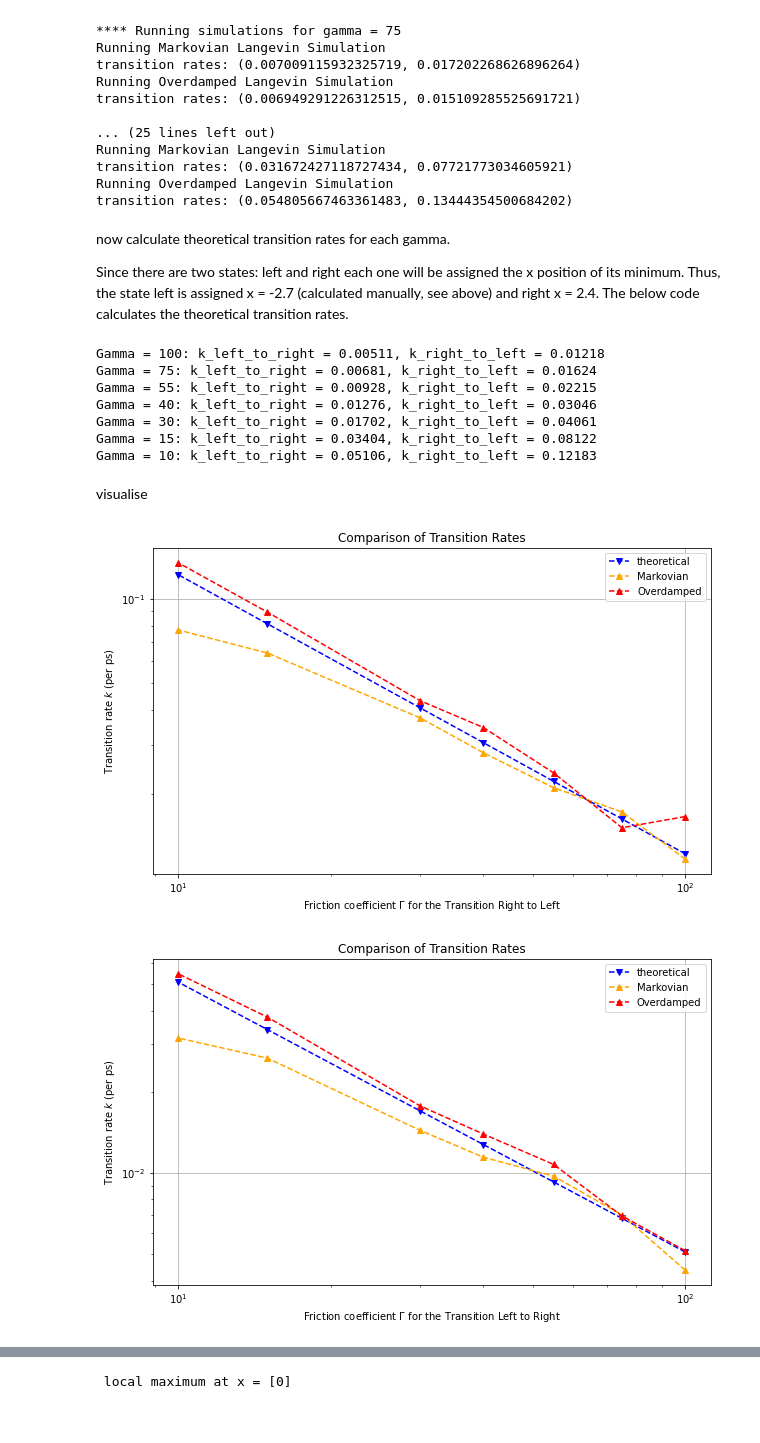
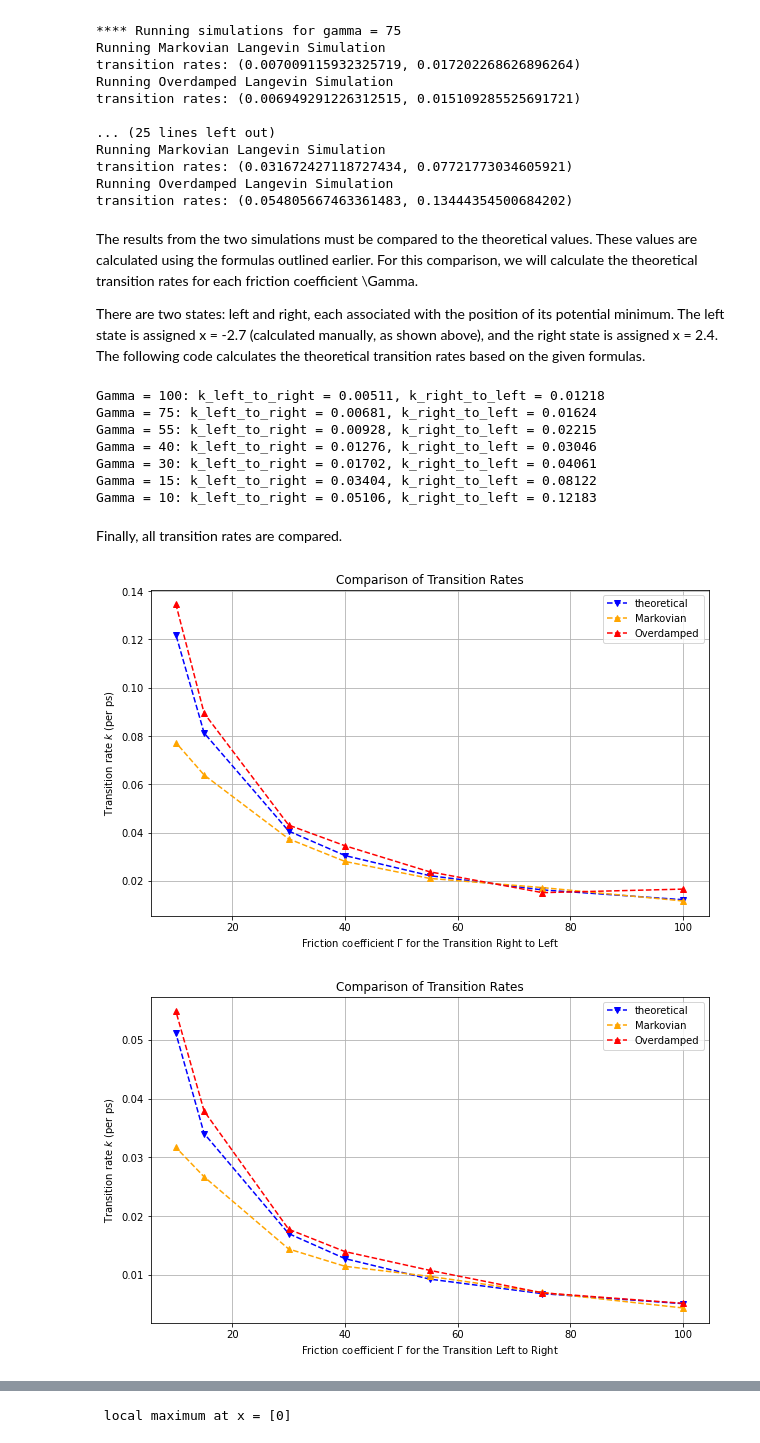
Before and after one commit to fsonak/VL_CCS, a Jupyter notebook: final_project_project_5.ipynb, the cells around one changed output, grey strips where cells are left out. Drawn from its saved outputs; the diff is of its cells as text; code cells hidden in the pictures.

```diff
--- a/final_project_project_5.ipynb
+++ b/final_project_project_5.ipynb
@@ -68,22 +87,22 @@ Next the potential is quickly visualised to aid with the understanding of the sy
 # %%
-# Define x range
-x = np.linspace(-5, 5, 500)
+# Define the x-axis range for visualization
+x = np.linspace(-5, 5, 500)  # Generate 500 points from x = -5 to x = 5
 
-# Compute U(x), dU_dx, ddU_ddx using the above definitions
-# and the given value of kB * T = 38 ps^-1
-U_values = U(x, 38)
-dU_dx_values = dU_dx(x, 38)
-ddU_ddx_values = ddU_ddx(x, 38)
+# Compute the potential function U(x) using the given k_B * T value (38 ps^-1)
+k_B_x_T = 38
+U_values = U(x, k_B_x_T)
 
-# plot using plt
+# Create the plot
 plt.figure(figsize=(8, 5))
-plt.plot(x, U_values, label=r"$U(x) = k_B T (0.28(0.25x^4 + 0.1x^3 - 3.24x^2) + 3.5)$")
+plt.plot(x, U_values, label=r"$U(x) = k_B T \left( 0.28(0.25x^4 + 0.1x^3 - 3.24x^2) + 3.5 \right)$", color="blue")
 
-plt.xlabel("x")
-plt.ylabel("U(x)")
-plt.title("Potential U(x)")
+# Add labels, title, and legend
+plt.xlabel("Position x")
+plt.ylabel("Potential Energy U(x)")
+plt.title("Visualization of the Double-Well Potential")
 plt.legend()
 plt.grid(True)
 
+# Display the plot
 plt.show()
 # %% [output]
@@ -248,13 +259,14 @@ For particles that lie between the two boarders the last visited state is assign
 # %%
 # defining the assign state function
 def assign_core_states(positions):
-    """
-    Assigns each position in the trajectory to either the 'left' or 'right' state.
-    Uses the last visited state for intermediate points (-1 < x < 1).
-    """
-    states = np.zeros(len(positions), dtype=int)  # 0 = left, 1 = right
-    current_state = 0  # Assume starting in "left" (x(0) = 0)
 
+    # Initialize the state array (0 = left, 1 = right)
+    states = np.zeros(len(positions), dtype=int)
+
+    # Assume the simulation starts in the left state (x(0) = 0)
+    current_state = 0
+
+    # Iterate through the trajectory and assign states
     for i in range(len(positions)):
         x = positions[i]
         if x < -1:
@@ -627,8 +700,8 @@ transition rates: (0.031672427118727434, 0.07721773034605921)
 Running Overdamped Langevin Simulation
 transition rates: (0.054805667463361483, 0.13444354500684202)
 # %% [markdown]
-now calculate theoretical transition rates for each gamma.
+The results from the two simulations must be compared to the theoretical values. These values are calculated using the formulas outlined earlier. For this comparison, we will calculate the theoretical transition rates for each friction coefficient \Gamma.
 
-Since there are two states: left and right each one will be assigned the x position of its minimum. Thus, the state left is assigned x = -2.7 (calculated manually, see above) and right x = 2.4. The below code calculates the theoretical transition rates.
+There are two states: left and right, each associated with the position of its potential minimum. The left state is assigned x = -2.7 (calculated manually, as shown above), and the right state is assigned x = 2.4. The following code calculates the theoretical transition rates based on the given formulas.
 # %%
 
@@ -675,43 +750,43 @@ Gamma = 30: k_left_to_right = 0.01702, k_right_to_left = 0.04061
 Gamma = 15: k_left_to_right = 0.03404, k_right_to_left = 0.08122
 Gamma = 10: k_left_to_right = 0.05106, k_right_to_left = 0.12183
 # %% [markdown]
-visualise
+Finally, all transition rates are compared.
 # %%
 # plot transition right to left
 plt.figure(figsize=(10, 6))
 
 plt.plot(gamma_values, k_right_to_left_theoretical, 'v--', label="theoretical", color="blue")
 plt.plot(gamma_values, k_right_to_left_markovian, '^--', label="Markovian", color="orange")
 plt.plot(gamma_values, k_right_to_left_overdamped,'^--', label="Overdamped", color="red")
 
 plt.xlabel(r'Friction coefficient $\Gamma$ for the Transition Right to Left')
 plt.ylabel(r'Transition rate $k$ (per ps)')
 plt.title('Comparison of Transition Rates')
 plt.legend()
-plt.xscale('log')  # Log scale for better visualization
-plt.yscale('log')  # Log scale for better comparison
+# plt.xscale('log')  # Log scale for better visualization
+# plt.yscale('log')  # Log scale for better comparison
 
 plt.grid()
 plt.show()
 
 
 # Plot transition left to right
 plt.figure(figsize=(10, 6))
 
 plt.plot(gamma_values, k_left_to_right_theoretical, 'v--', label="theoretical", color="blue")
 plt.plot(gamma_values, k_left_to_right_markovian, '^--', label="Markovian", color="orange")
 plt.plot(gamma_values, k_left_to_right_overdamped,'^--', label="Overdamped", color="red")
 
 plt.xlabel(r'Friction coefficient $\Gamma$ for the Transition Left to Right')
 plt.ylabel(r'Transition rate $k$ (per ps)')
 plt.title('Comparison of Transition Rates')
 plt.legend()
-plt.xscale('log')  # Log scale for better visualization
-plt.yscale('log')  # Log scale for better comparison
+# plt.xscale('log')  # Log scale for better visualization
+# plt.yscale('log')  # Log scale for better comparison
 
 plt.grid()
 plt.show()
 # %% [output]
-[figure, old version]
+[figure, new version]
-[figure, old version]
+[figure, new version]
 # %% [markdown]
```
Also changed, not shown: parts of 48 cells of this notebook.
